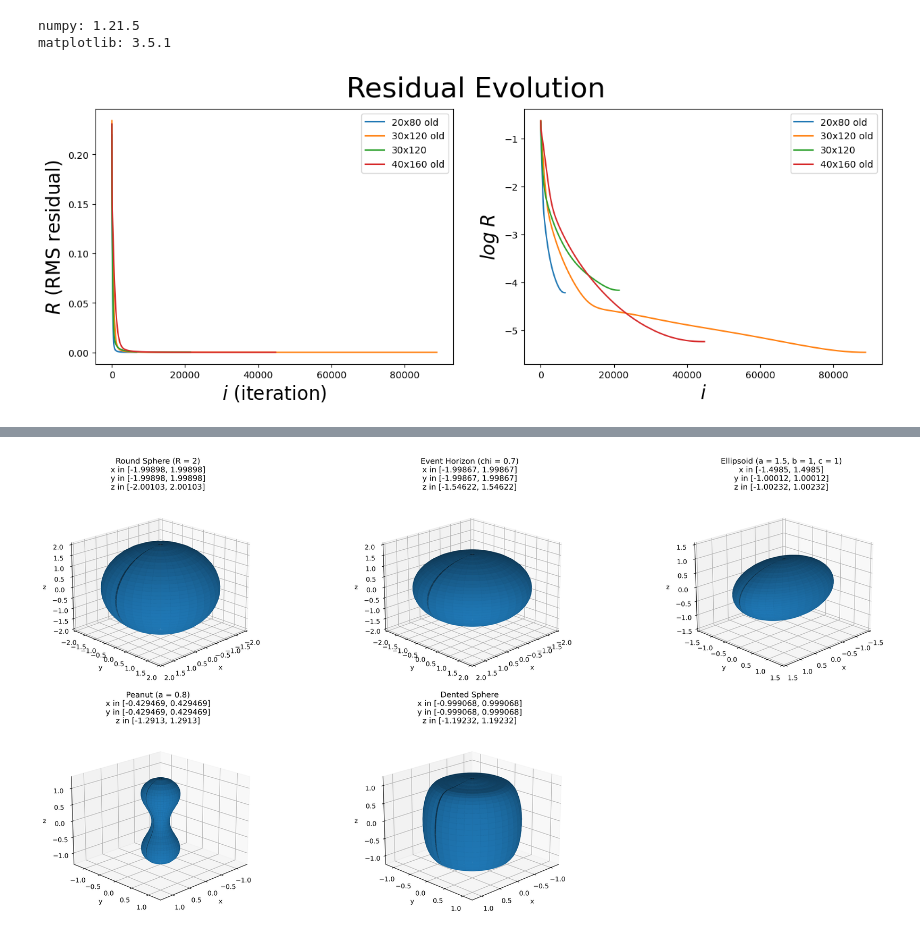
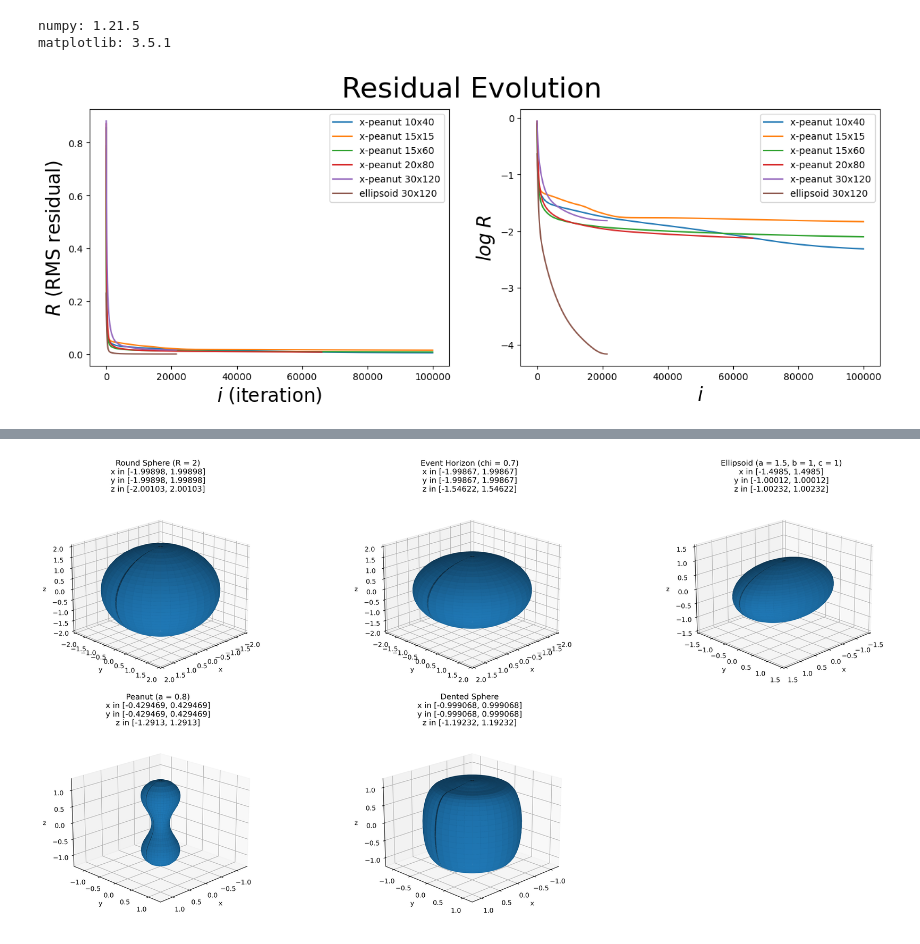
Before and after one commit to iago-mendes/eucled, a Jupyter notebook: src/exercises/08-embedding/assets/plots.ipynb, the cells around one changed output, grey strips where cells are left out. Cells and saved outputs as stored; diff of their text form; code cells hidden in the pictures.

```diff
--- a/src/exercises/08-embedding/assets/plots.ipynb
+++ b/src/exercises/08-embedding/assets/plots.ipynb
@@ -22,12 +22,17 @@ entries = [
 	# [np.genfromtxt('residuals_ellipsoid_10x40.csv', delimiter=','), '10x40'],
 	# [np.genfromtxt('residuals_ellipsoid_15x60_old.csv', delimiter=','), '15x60 old'],
 	# [np.genfromtxt('residuals_ellipsoid_15x60.csv', delimiter=','), '15x60'],
-	[np.genfromtxt('residuals_ellipsoid_20x80_old.csv', delimiter=','), '20x80 old'],
+	# [np.genfromtxt('residuals_ellipsoid_20x80_old.csv', delimiter=','), '20x80 old'],
 	# [np.genfromtxt('residuals_ellipsoid_25x100_old.csv', delimiter=','), '25x100 old'],
-	[np.genfromtxt('residuals_ellipsoid_30x120_old.csv', delimiter=','), '30x120 old'],
-	[np.genfromtxt('residuals_ellipsoid_30x120.csv', delimiter=','), '30x120'],
+	# [np.genfromtxt('residuals_ellipsoid_30x120_old.csv', delimiter=','), '30x120 old'],
 	# [np.genfromtxt('residuals_ellipsoid_35x140_old.csv', delimiter=','), '35x140 old'],
-	[np.genfromtxt('residuals_ellipsoid_40x160_old.csv', delimiter=','), '40x160 old'],
+	# [np.genfromtxt('residuals_ellipsoid_40x160_old.csv', delimiter=','), '40x160 old'],
+	[np.genfromtxt('residuals_numerical_10x40.csv', delimiter=','), 'x-peanut 10x40'],
+	[np.genfromtxt('residuals_numerical_15x15.csv', delimiter=','), 'x-peanut 15x15'],
+	[np.genfromtxt('residuals_numerical_15x60.csv', delimiter=','), 'x-peanut 15x60'],
+	[np.genfromtxt('residuals_numerical_20x80.csv', delimiter=','), 'x-peanut 20x80'],
+	[np.genfromtxt('residuals_numerical_30x120.csv', delimiter=','), 'x-peanut 30x120'],
+	[np.genfromtxt('residuals_ellipsoid_30x120_euler.csv', delimiter=','), 'ellipsoid 30x120'],
 ]
 
 
@@ -40,34 +45,34 @@ for entry in entries:
 	label = entry[1]
 
 	# for i in i_values:
 	# 	log_i_values.append(np.log(i) / np.log(10))
 
 	for residual in residuals:
 		log_residuals.append(np.log(residual) / np.log(10))
 
 	ax1.plot(i_values, residuals, label = label)
 	ax1.set(xlabel='$i$ (iteration)', ylabel='$R$ (RMS residual)')
 
 
 	ax2.plot(i_values, log_residuals, label = label)
 	ax2.set(xlabel='$i$', ylabel='$log \; R$')
 	# ax2.plot(log_i_values, log_residuals)
 	# ax2.set(xlabel='$\log \; i$', ylabel='$\log \; R$')
 
 ax1.xaxis.label.set_fontsize(20)
 ax1.yaxis.label.set_fontsize(20)
 ax2.xaxis.label.set_fontsize(20)
 ax2.yaxis.label.set_fontsize(20)
 
 fig.suptitle('Residual Evolution', fontsize=30)
 fig.set_size_inches(15, 5, forward=True)
 fig.set_dpi(100)
 
 ax1.legend()
 ax2.legend()
 plt.show()
 # %% [output]
-[figure, old version]
+[figure, new version]
 # %%
 # RESIDUAL DISTRIBUTION ANIMATION
 
```
Also changed, not shown: parts of 3 cells of this notebook, 6 other files.
